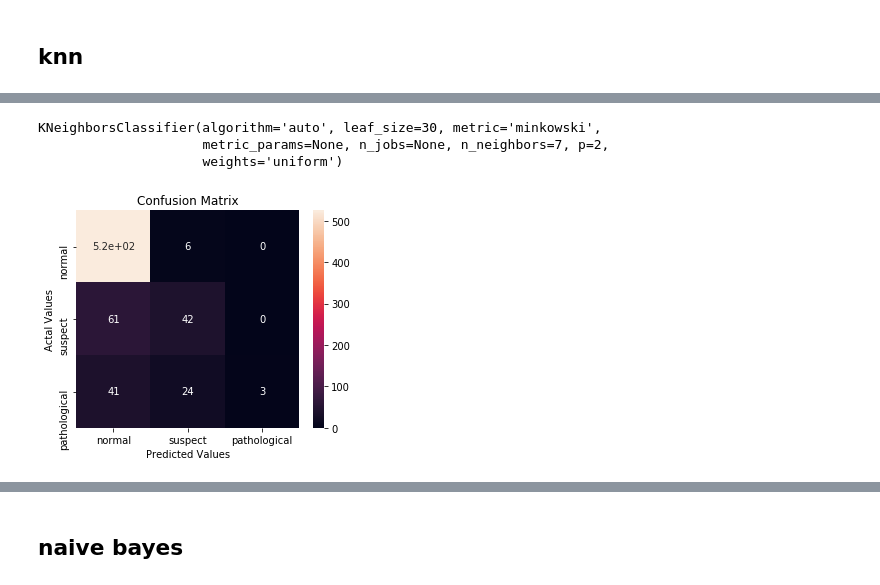
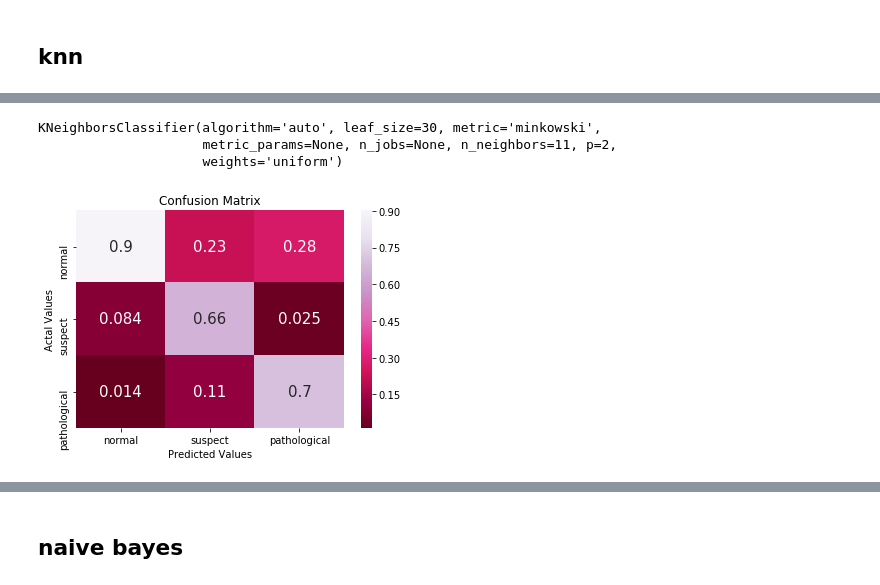
Before and after one commit to kimberashman/fetal-health, a Jupyter notebook: notebooks/2.0-classification.ipynb, the cells around one changed output, grey strips where cells are left out. Cells and saved outputs as stored; diff of their text form; code cells hidden in the pictures.

```diff
--- a/notebooks/2.0-classification.ipynb
+++ b/notebooks/2.0-classification.ipynb
@@ -79,7 +94,7 @@ print(metrics.accuracy_score(y_test, y_pred))
 # %%
-knn = KNeighborsClassifier(n_neighbors=7)
+knn = KNeighborsClassifier(n_neighbors=11)
 knn.fit(X_train, y_train)
 # %% [output]
 KNeighborsClassifier(algorithm='auto', leaf_size=30, metric='minkowski',
-                     metric_params=None, n_jobs=None, n_neighbors=7, p=2,
+                     metric_params=None, n_jobs=None, n_neighbors=11, p=2,
                      weights='uniform')
@@ -88,16 +101,16 @@ cm = confusion_matrix(y_test, y_pred)
 # %%
+# cofusion matrix
+plt.subplots(figsize=(6,4))
+cm = confusion_matrix(y_test, y_pred)
 # Creating a dataframe for a array-formatted Confusion matrix,so it will be easy for plotting.
 cm_df = pd.DataFrame(cm,
                      index = ['normal','suspect','pathological'],
                      columns = ['normal','suspect','pathological'])
+sns.heatmap(cm_df/np.sum(cm_df), cmap='PuRd_r',annot = True, annot_kws = {'size':15})
+plt.title('Confusion Matrix')
+plt.ylabel('Actal Values')
+plt.xlabel('Predicted Values')
+plt.show()
+# %% [output]
+[figure, added]
-# %%
-#Plotting the confusion matrix
-plt.figure(figsize=(5,4))
-sns.heatmap(cm_df, annot=True)
-plt.title('Confusion Matrix')
-plt.ylabel('Actal Values')
-plt.xlabel('Predicted Values')
-plt.show()
-# %% [output]
-[figure, removed]
 # %%
```
Also changed, not shown: parts of 24 cells of this notebook, 9 other files.
